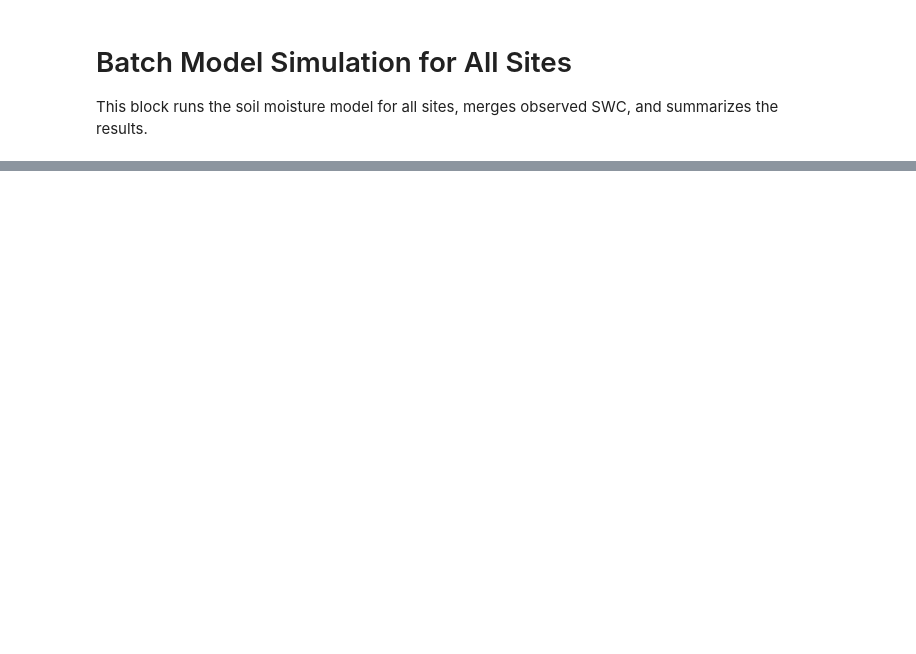
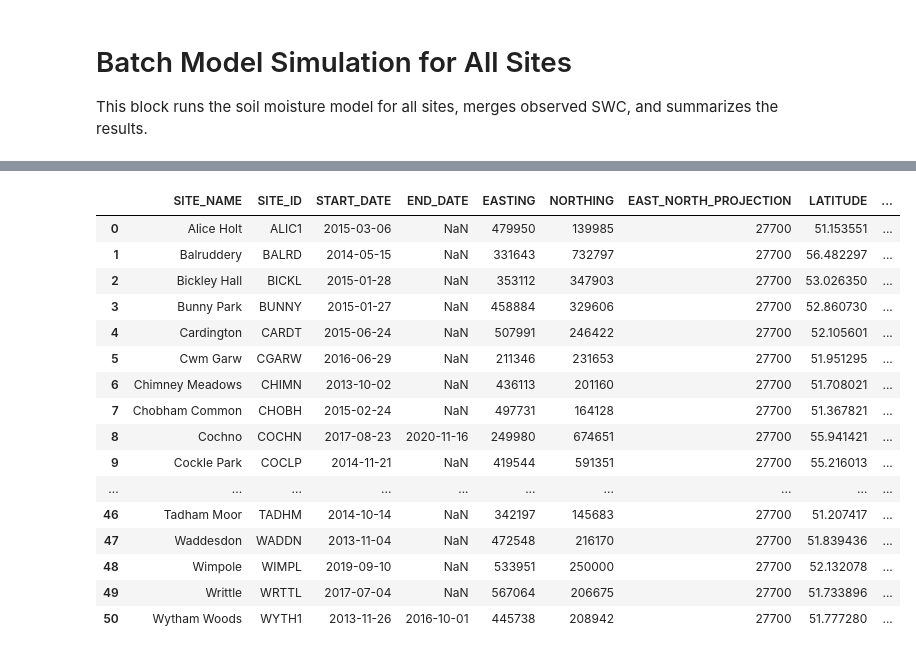
Before and after one commit to vmyrgiotis/soil_moisture_model, a Jupyter notebook: notebook.ipynb, the cells around one changed output, grey strips where cells are left out. Drawn from its saved outputs; the diff is of its cells as text; code cells hidden in the pictures; blank space fills up the shorter version.

```diff
--- a/notebook.ipynb
+++ b/notebook.ipynb
@@ -504,0 +519,21 @@ plt.show()
+# %%
+_L = pd.read_csv('/home/vm/Desktop/cosmos-uk_sitemetadata_2013-2023.csv')
+land_cover_to_plant_type = {
+    "Broadleaf woodland": "tree",
+    "Coniferous woodland": "tree",
+    "Coniferous forest": "tree",
+    "Arable and horticulture": "crop",
+    "Arable and horticulture (previously improved grassland)": "crop",
+    "Orchard": "crop",
+    "Grassland": "grass",
+    "Improved grassland": "grass",
+    "Heather grassland": "grass",
+    "Acid grassland": "grass",
+    "Calcareous grassland": "grass",
+    "Heather": "shrub",
+}
+
+_L["plant_type"] = _L["LAND_COVER"].astype(str).str.strip().map(land_cover_to_plant_type)
+
+# optional check
+_L[["LAND_COVER", "plant_type"]].drop_duplicates().sort_values(["plant_type", "LAND_COVER"])
@@ -504,0 +554,20 @@ plt.show()
+# %%
+_L
+# %% [output]
+|  | SITE_NAME | SITE_ID | START_DATE | END_DATE | EASTING | NORTHING | EAST_NORTH_PROJECTION | LATITUDE | ... |
+| 0 | Alice Holt | ALIC1 | 2015-03-06 | NaN | 479950 | 139985 | 27700 | 51.153551 | ... |
+| 1 | Balruddery | BALRD | 2014-05-15 | NaN | 331643 | 732797 | 27700 | 56.482297 | ... |
+| 2 | Bickley Hall | BICKL | 2015-01-28 | NaN | 353112 | 347903 | 27700 | 53.026350 | ... |
+| 3 | Bunny Park | BUNNY | 2015-01-27 | NaN | 458884 | 329606 | 27700 | 52.860730 | ... |
+| 4 | Cardington | CARDT | 2015-06-24 | NaN | 507991 | 246422 | 27700 | 52.105601 | ... |
+| 5 | Cwm Garw | CGARW | 2016-06-29 | NaN | 211346 | 231653 | 27700 | 51.951295 | ... |
+| 6 | Chimney Meadows | CHIMN | 2013-10-02 | NaN | 436113 | 201160 | 27700 | 51.708021 | ... |
+| 7 | Chobham Common | CHOBH | 2015-02-24 | NaN | 497731 | 164128 | 27700 | 51.367821 | ... |
+| 8 | Cochno | COCHN | 2017-08-23 | 2020-11-16 | 249980 | 674651 | 27700 | 55.941421 | ... |
+| 9 | Cockle Park | COCLP | 2014-11-21 | NaN | 419544 | 591351 | 27700 | 55.216013 | ... |
+| ... | ... | ... | ... | ... | ... | ... | ... | ... | ... |
+| 46 | Tadham Moor | TADHM | 2014-10-14 | NaN | 342197 | 145683 | 27700 | 51.207417 | ... |
+| 47 | Waddesdon | WADDN | 2013-11-04 | NaN | 472548 | 216170 | 27700 | 51.839436 | ... |
+| 48 | Wimpole | WIMPL | 2019-09-10 | NaN | 533951 | 250000 | 27700 | 52.132078 | ... |
+| 49 | Writtle | WRTTL | 2017-07-04 | NaN | 567064 | 206675 | 27700 | 51.733896 | ... |
+| 50 | Wytham Woods | WYTH1 | 2013-11-26 | 2016-10-01 | 445738 | 208942 | 27700 | 51.777280 | ... |
```
Also changed, not shown: parts of 8 cells of this notebook, 1 other file.
